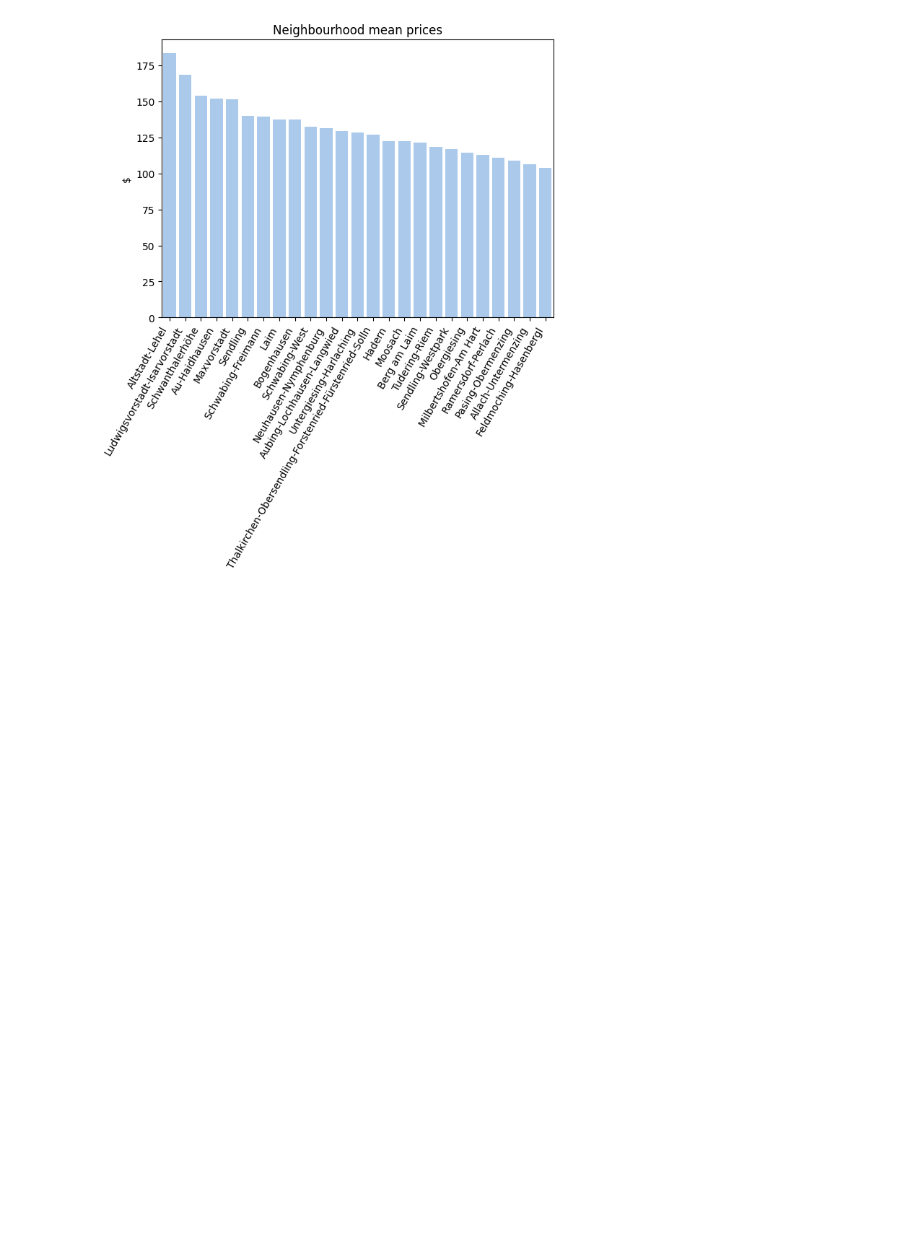
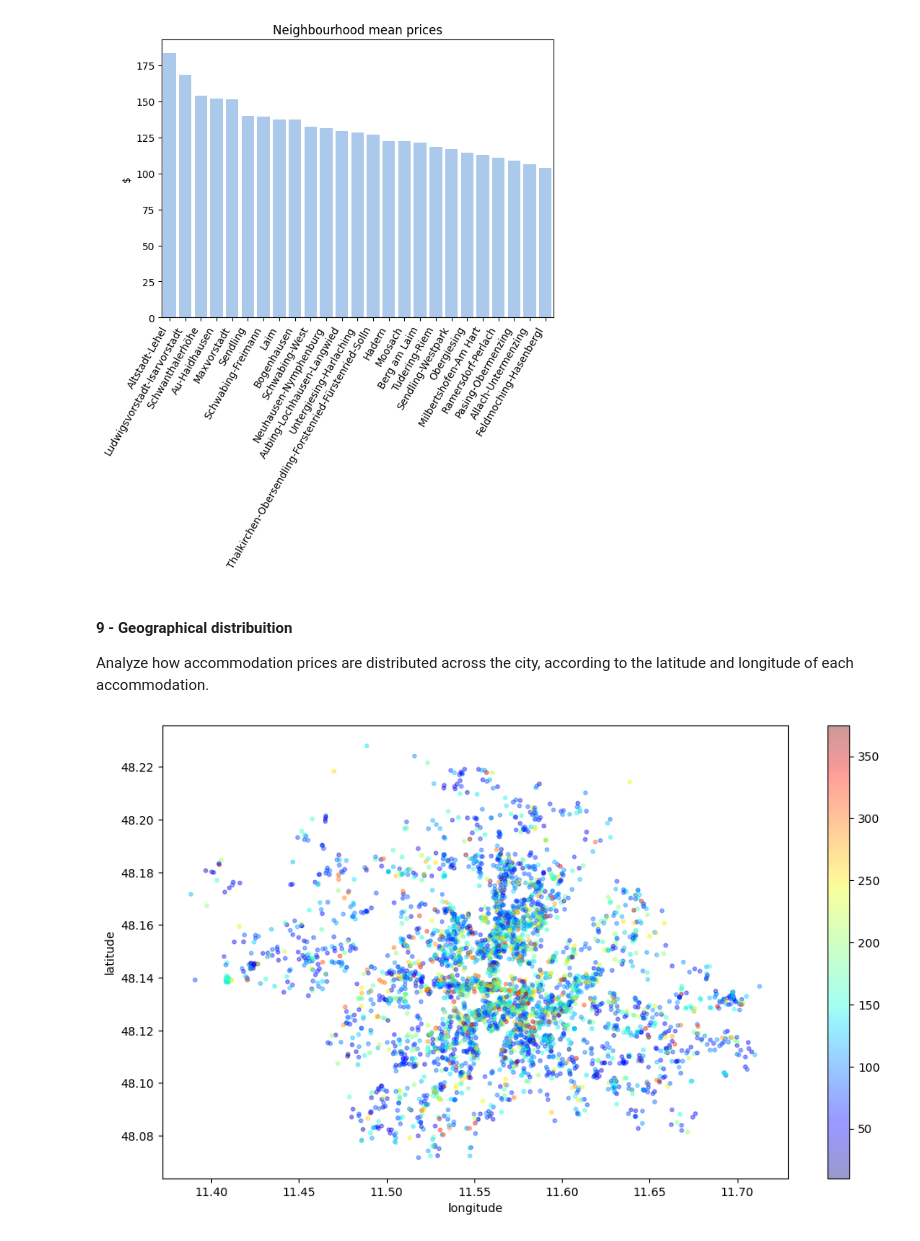
Before and after one commit to hugomaestri/data_science, a Jupyter notebook: 0-Airbnb_data_analysis.ipynb, the cells around one changed output. Drawn from its saved outputs; the diff is of its cells as text; code cells hidden in the pictures; blank space fills up the shorter version.

```diff
--- a/0-Airbnb_data_analysis.ipynb
+++ b/0-Airbnb_data_analysis.ipynb
@@ -306,3 +307,10 @@ Allach-Untermenzing                                       106.450000
 Feldmoching-Hasenbergl                                    103.682540
 Name: price, dtype: float64
 [figure]
+# %% [markdown]
+#### 9 - Geographical distribuition
+Analyze how accommodation prices are distributed across the city, according to the latitude and longitude of each accommodation.
+# %%
+df_clean.plot(kind="scatter", c=df_clean["price"], x="longitude", y="latitude", alpha=0.4, s=10, cmap=plt.get_cmap('jet'), figsize=(12,7));
+# %% [output]
+[figure, added]
```
Also changed, not shown: parts of 2 cells of this notebook.
